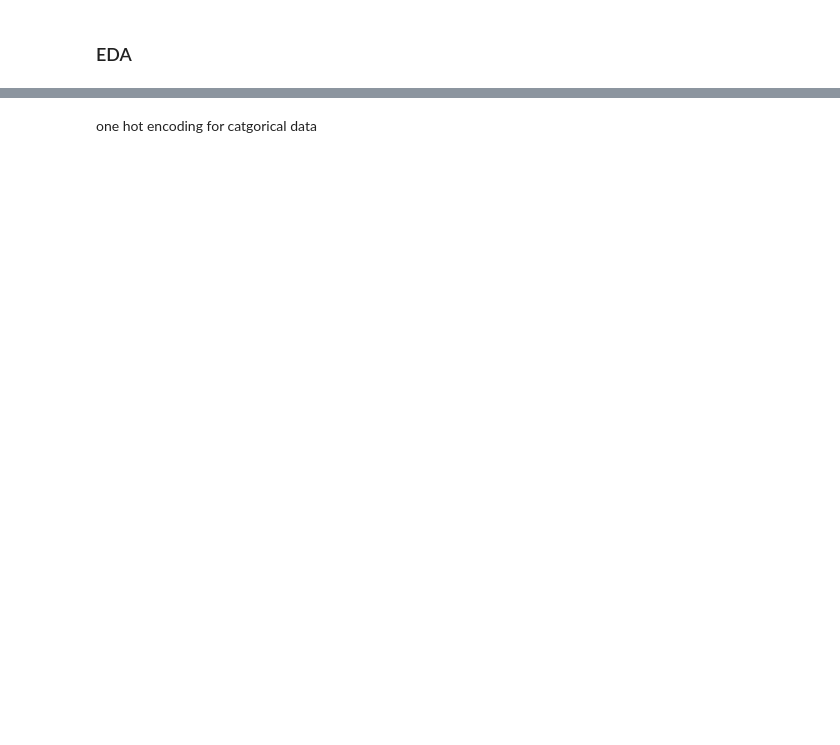
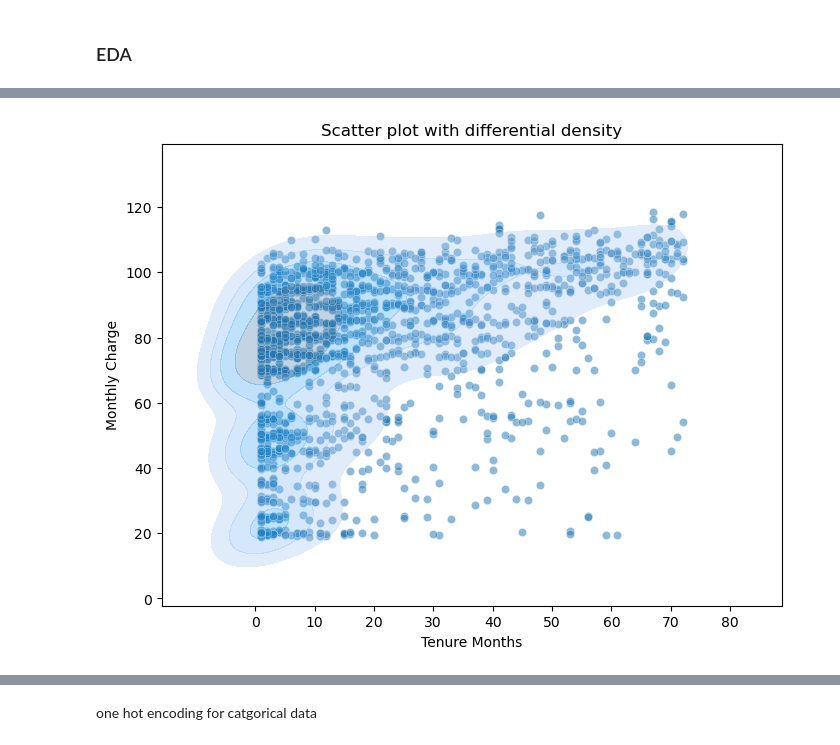
Before and after one commit to salah-202/Machine-Learning, a Jupyter notebook: Telco Customer Churn/Telco cutomer churn.ipynb, the cells around one changed output, grey strips where cells are left out. Saved outputs shown, nothing was run; the diff lists cells and outputs as text; code cells hidden in the pictures; blank space fills up the shorter version.

```diff
--- a/Telco Customer Churn/Telco cutomer churn.ipynb
+++ b/Telco Customer Churn/Telco cutomer churn.ipynb
@@ -299,0 +317,17 @@ sns.pairplot(telco[numerical_columns],height =4, aspect=2)
+# %%
+fig, ax = plt.subplots(figsize=(8,6))
+
+data = telco[telco['churn_value'] == 1]
+sns.scatterplot(data=data, x="tenure_months", y="monthly_charges", alpha=0.5)
+sns.kdeplot(data=data, x="tenure_months", y="monthly_charges", levels=5, alpha=0.3, fill=True, thresh=0.15)
+
+plt.title("Scatter plot with differential density")
+plt.xlabel("Tenure Months")
+plt.ylabel("Monthly Charge")
+
+xticks = np.arange(0, 90, 10)
+plt.xticks(xticks)
+
+plt.show()
+# %% [output]
+[figure, added]
```
Also changed, not shown: parts of 59 cells of this notebook, 8 other files.
